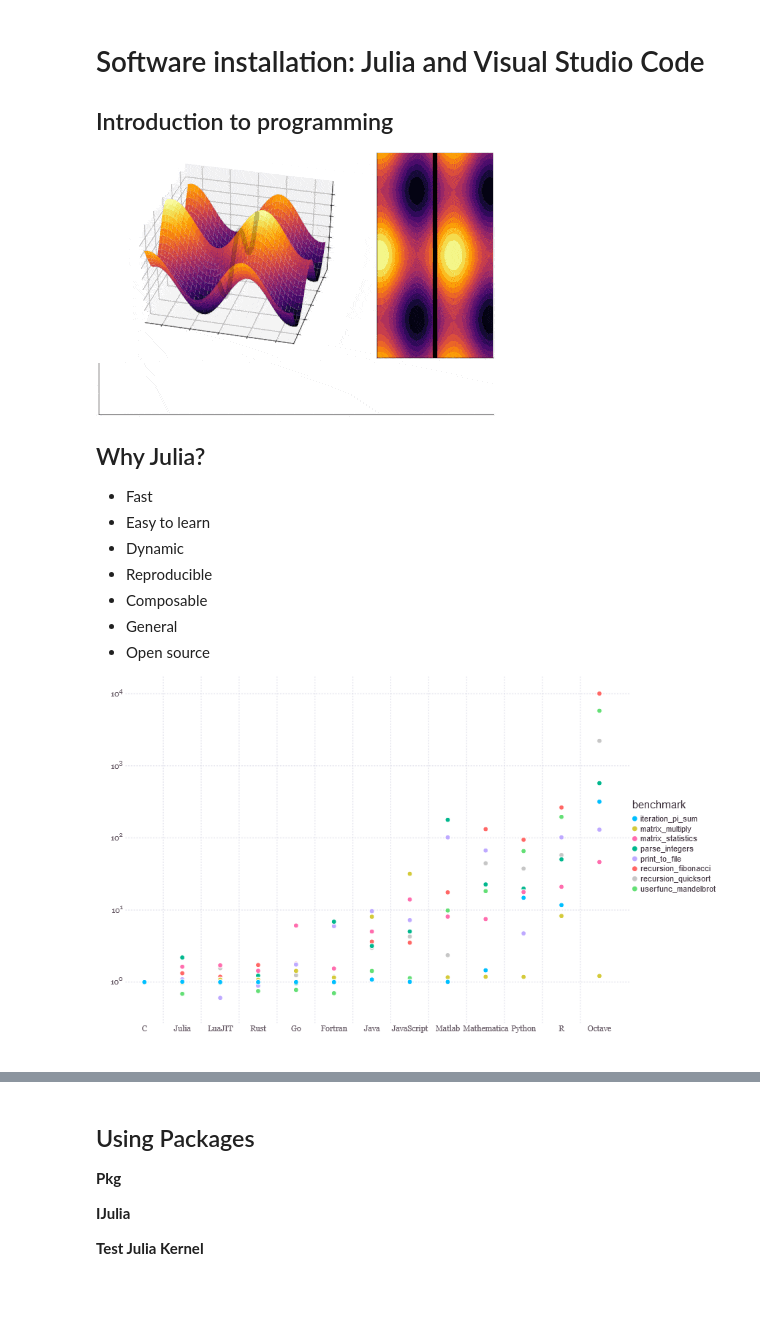
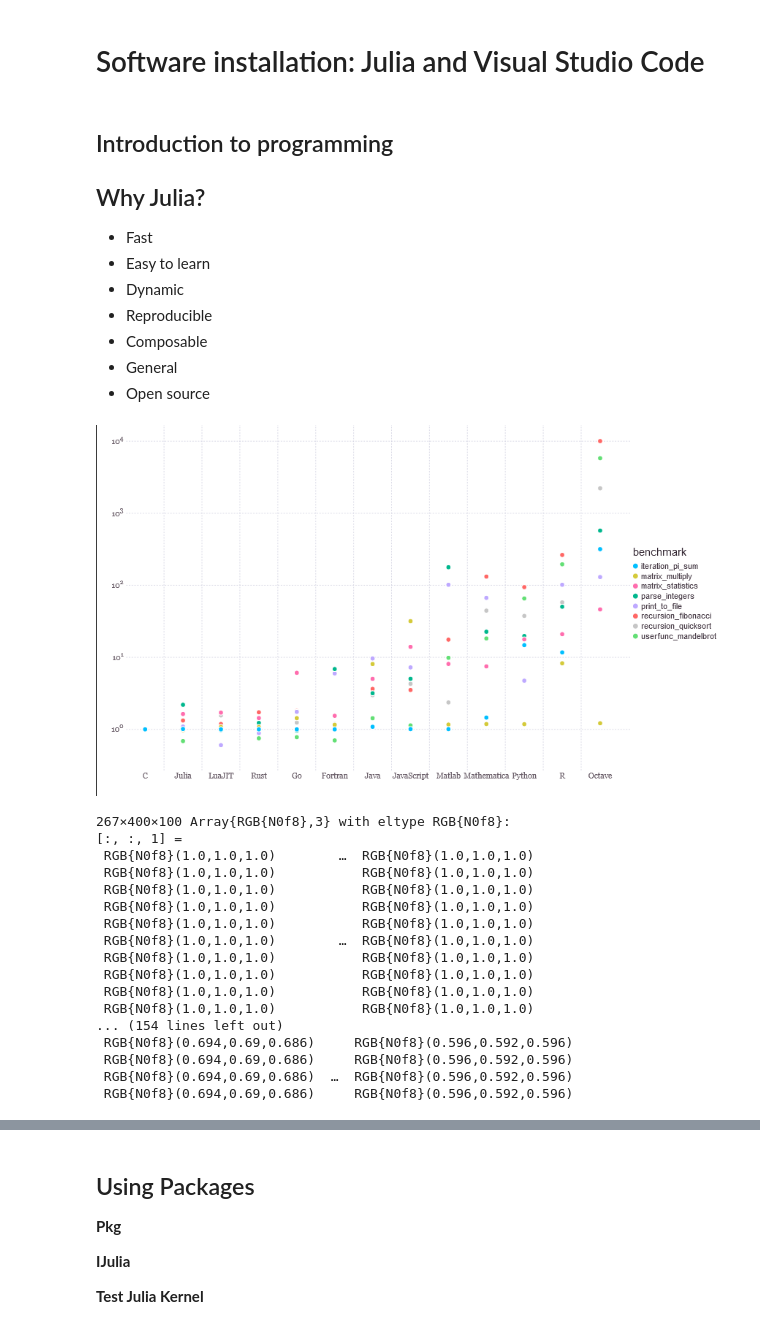
Before and after one commit to felixordonez/ComputationalEconomicsJulia, a Jupyter notebook: 0_software_installation.ipynb, the cells around one changed output, grey strips where cells are left out. Saved outputs shown, nothing was run; the diff lists cells and outputs as text; code cells hidden in the pictures; blank space fills up the shorter version.

```diff
--- a/0_software_installation.ipynb
+++ b/0_software_installation.ipynb
@@ -1,7 +1,7 @@
+# %% [markdown]
+# Software installation: Julia and Visual Studio Code
 # %% [markdown]
-# Software installation: Julia and Visual Studio Code
 ## Introduction to programming
-![waves.gif](attachment:waves.gif)
 ## Why Julia?
 - Fast
 - Easy to learn
@@ -10,8 +10,31 @@
 - Composable
 - General
 - Open source
-
-![image.png](attachment:image.png)
+# %%
+using Images, FileIO, ImageView
+load("images/benchmark.png")
+# %% [output]
+[figure, added]
+# %%
+load("images/waves.gif")
+# %% [output]
+267×400×100 Array{RGB{N0f8},3} with eltype RGB{N0f8}:
+[:, :, 1] =
+ RGB{N0f8}(1.0,1.0,1.0)        …  RGB{N0f8}(1.0,1.0,1.0)
+ RGB{N0f8}(1.0,1.0,1.0)           RGB{N0f8}(1.0,1.0,1.0)
+ RGB{N0f8}(1.0,1.0,1.0)           RGB{N0f8}(1.0,1.0,1.0)
+ RGB{N0f8}(1.0,1.0,1.0)           RGB{N0f8}(1.0,1.0,1.0)
+ RGB{N0f8}(1.0,1.0,1.0)           RGB{N0f8}(1.0,1.0,1.0)
+ RGB{N0f8}(1.0,1.0,1.0)        …  RGB{N0f8}(1.0,1.0,1.0)
+ RGB{N0f8}(1.0,1.0,1.0)           RGB{N0f8}(1.0,1.0,1.0)
+ RGB{N0f8}(1.0,1.0,1.0)           RGB{N0f8}(1.0,1.0,1.0)
+ RGB{N0f8}(1.0,1.0,1.0)           RGB{N0f8}(1.0,1.0,1.0)
+ RGB{N0f8}(1.0,1.0,1.0)           RGB{N0f8}(1.0,1.0,1.0)
+... (154 lines left out)
+ RGB{N0f8}(0.694,0.69,0.686)     RGB{N0f8}(0.596,0.592,0.596)
+ RGB{N0f8}(0.694,0.69,0.686)     RGB{N0f8}(0.596,0.592,0.596)
+ RGB{N0f8}(0.694,0.69,0.686)  …  RGB{N0f8}(0.596,0.592,0.596)
+ RGB{N0f8}(0.694,0.69,0.686)     RGB{N0f8}(0.596,0.592,0.596)
 # %% [markdown]
 ## Installing Julia
 
```
Also changed, not shown: parts of 8 cells of this notebook, 20 other files.
